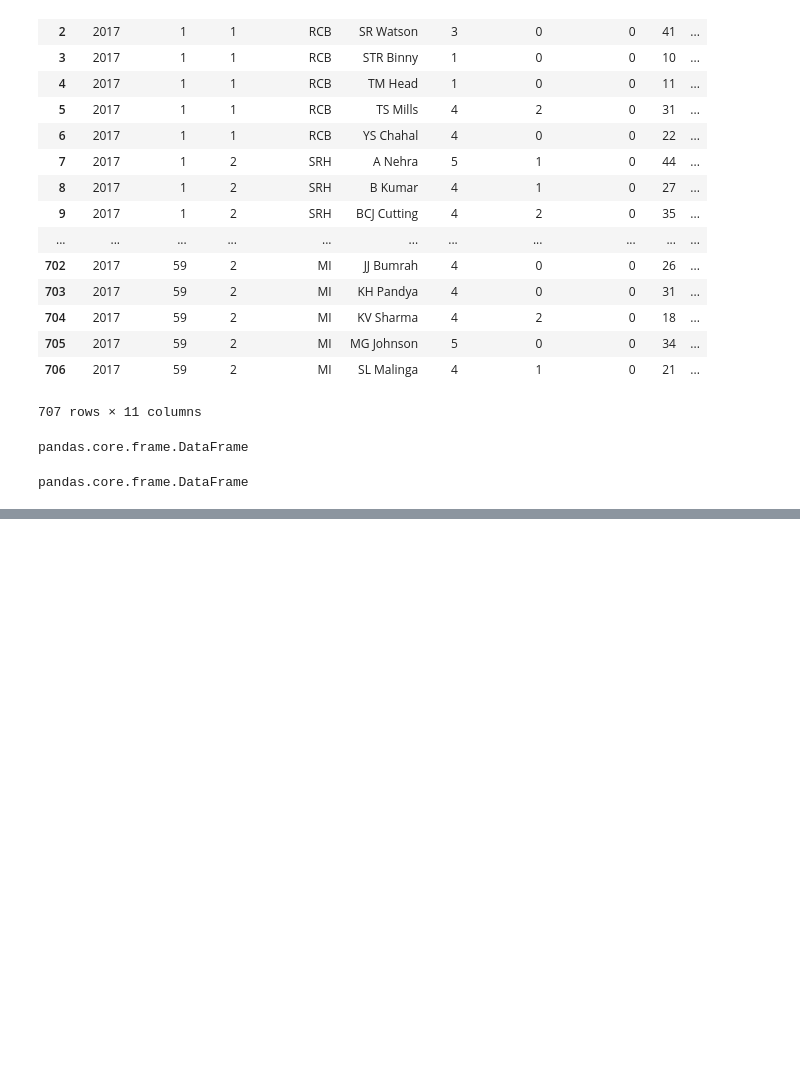
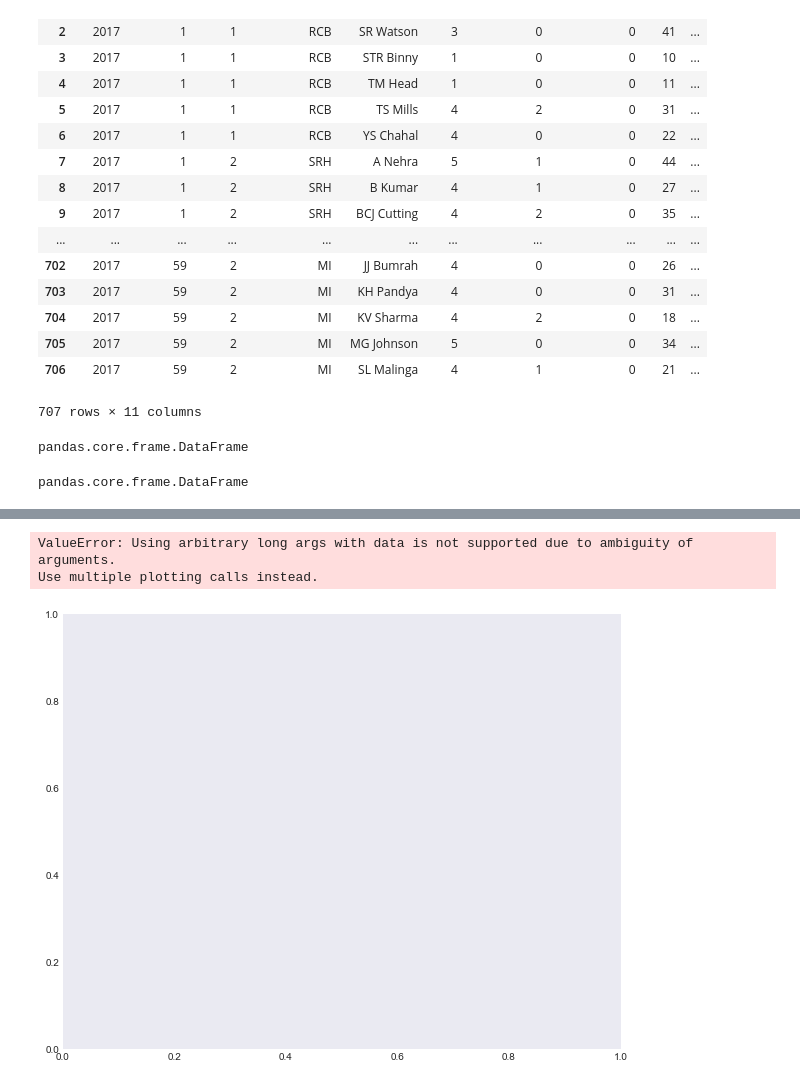
Before and after one commit to saradakuppa/Kaggle-IPL-Dataset, a Jupyter notebook: IPL.ipynb, the cells around one changed output, grey strips where cells are left out. Cells and saved outputs as stored; diff of their text form; code cells hidden in the pictures; blank space fills up the shorter version.

```diff
--- a/IPL.ipynb
+++ b/IPL.ipynb
@@ -1176,0 +1176,7 @@ topBowlers
+# %%
+plt.figure(figsize=(10, 8))
+sns.barplot(data=topBowlers, x='bowler',y='Econ')
+# %% [output]
+ValueError: Using arbitrary long args with data is not supported due to ambiguity of arguments.
+Use multiple plotting calls instead.
+[figure, added]
```
Also changed, not shown: parts of 12 cells of this notebook.
